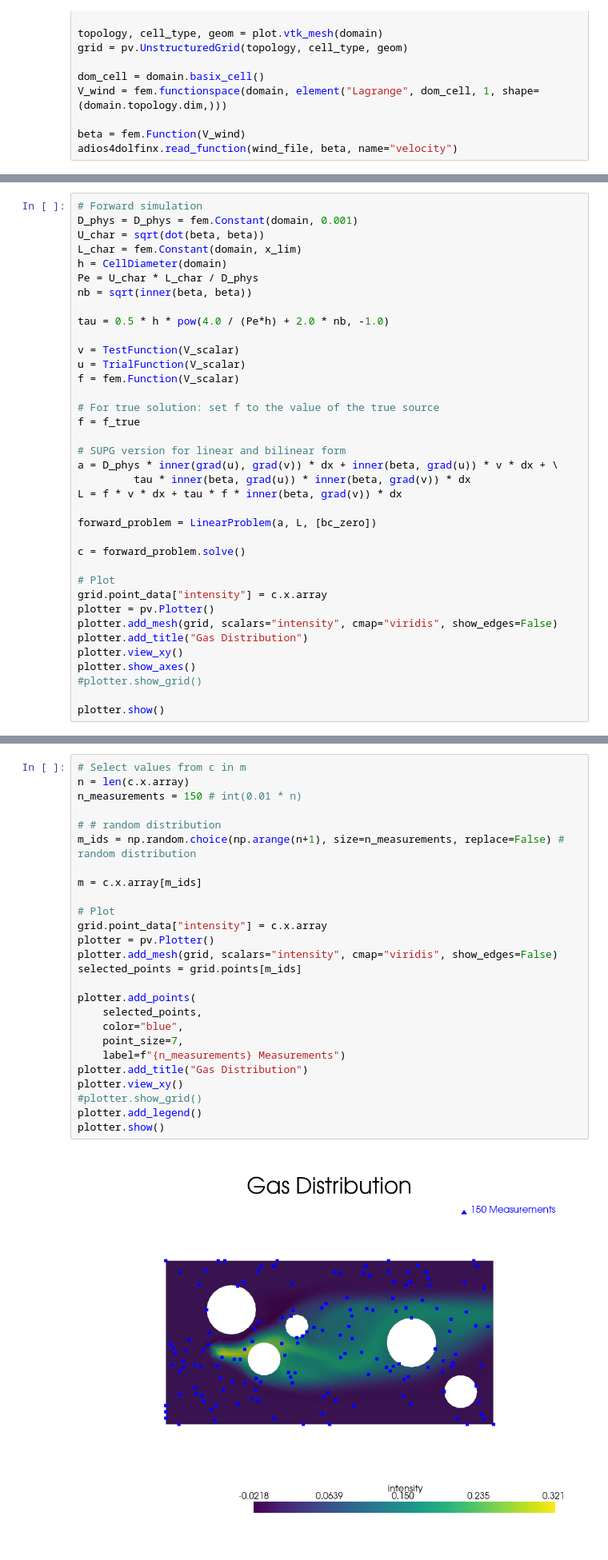
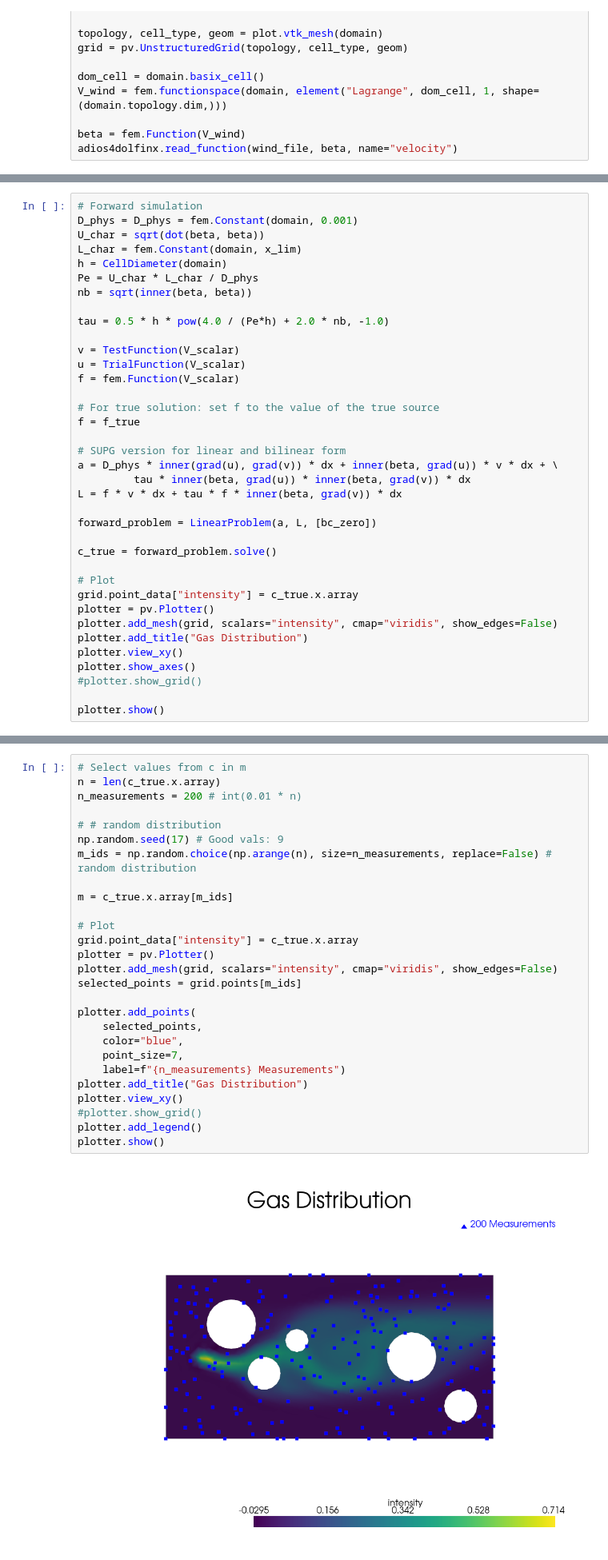
Before and after one commit to domaiii/dispersion_sim, a Jupyter notebook: advection_diffusion/inverse_AD_obstacles.ipynb, the cells around one changed output, grey strips where cells are left out. Shown: that part at 80% size. Saved outputs shown, nothing was run; the diff lists cells and outputs as text.

```diff
--- a/advection_diffusion/inverse_AD_obstacles.ipynb
+++ b/advection_diffusion/inverse_AD_obstacles.ipynb
@@ -82,10 +82,10 @@ L = f * v * dx + tau * f * inner(beta, grad(v)) * dx
 
 forward_problem = LinearProblem(a, L, [bc_zero])
 
-c = forward_problem.solve()
+c_true = forward_problem.solve()
 
 # Plot
-grid.point_data["intensity"] = c.x.array
+grid.point_data["intensity"] = c_true.x.array
 plotter = pv.Plotter()
 plotter.add_mesh(grid, scalars="intensity", cmap="viridis", show_edges=False)
 plotter.add_title("Gas Distribution")
@@ -99,31 +99,32 @@ plotter.show()
 # %%
 # Select values from c in m
-n = len(c.x.array)
-n_measurements = 150 # int(0.01 * n)
+n = len(c_true.x.array)
+n_measurements = 200 # int(0.01 * n)
 
 # # random distribution
-m_ids = np.random.choice(np.arange(n+1), size=n_measurements, replace=False) # random distribution
+np.random.seed(17) # Good vals: 9
+m_ids = np.random.choice(np.arange(n), size=n_measurements, replace=False) # random distribution
 
-m = c.x.array[m_ids]
+m = c_true.x.array[m_ids]
 
 # Plot
-grid.point_data["intensity"] = c.x.array
+grid.point_data["intensity"] = c_true.x.array
 plotter = pv.Plotter()
 plotter.add_mesh(grid, scalars="intensity", cmap="viridis", show_edges=False)
 selected_points = grid.points[m_ids]
 
 plotter.add_points(
     selected_points,
     color="blue",
     point_size=7,
     label=f"{n_measurements} Measurements")
 plotter.add_title("Gas Distribution")
 plotter.view_xy()
 #plotter.show_grid()
 plotter.add_legend()
 plotter.show()
 # %% [output]
-[figure, old version]
+[figure, new version]
 # %%
 # Inverse Problem
 
```
Also changed, not shown: parts of 5 cells of this notebook, 7 other files.
